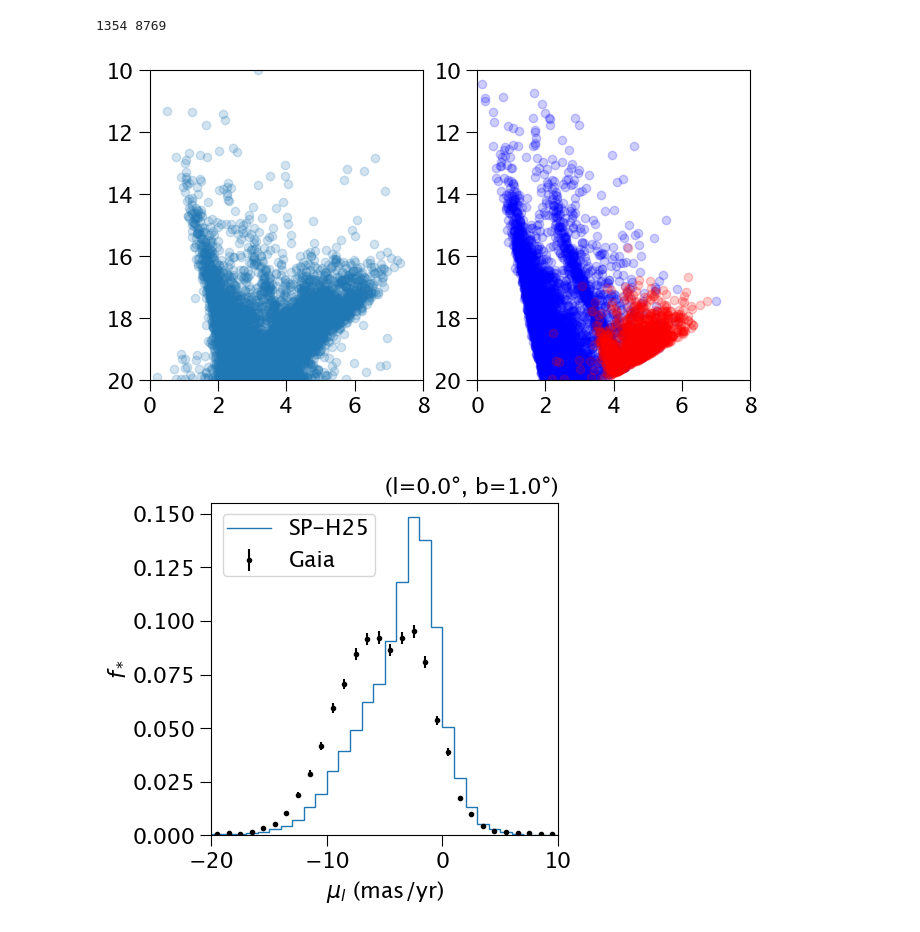
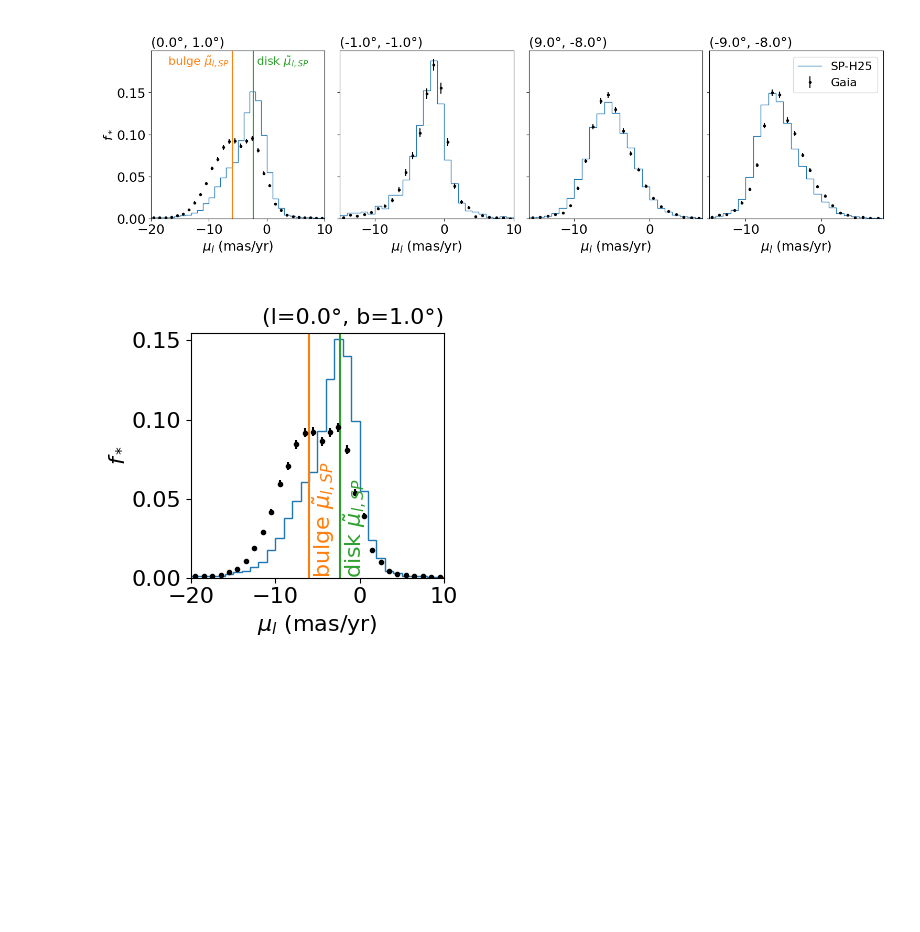
Before and after one commit to synthpop-galaxy/synthpop-model-eval, a Jupyter notebook: gaia_pms.ipynb, the cells around one changed output. Saved outputs shown, nothing was run; the diff lists cells and outputs as text; code cells hidden in the pictures; blank space fills up the shorter version.

```diff
--- a/gaia_pms.ipynb
+++ b/gaia_pms.ipynb
@@ -27,3 +69,5 @@ FileNotFoundError: [Errno 2] No such file or directory: '../gaia_vs_synthpop_new
+# %%
+plt.rcParams.update({'font.size': 18})
 # %%
 import synthpop
 import pandas as pd
@@ -34,7 +78,7 @@ import astropy.units as u
 from astropy.coordinates import SkyCoord
 from astroquery.gaia import Gaia
 
-datagrid = pd.read_csv("../gaia_vs_synthpop_new_run.csv")
+datagrid = pd.read_csv("gaia_vs_synthpop_new_run.csv")
 
 datagrid["median_diff_l"] = datagrid["gaia_l_median"] - datagrid["synth_l_median"]
 
@@ -78,6 +122,10 @@ axes[2].set_xlabel("l (deg)")
 #axes[2].set_ylabel("b (deg)")
 axes[2].invert_xaxis()
 
-fig.colorbar(gsdiff, ax=axes[2], orientation="vertical", label=r"$\tilde{\mu}_{l,SP}-\tilde{\mu}_{l,Gaia}$ (mas/yr)", shrink=0.65)
-plt.savefig("gaia_mul_maps.pdf")
+for ax in axes:
+    ax.set_xticks([-10,-5,0,5,10])
+
+fig.colorbar(gsdiff, ax=axes[2], orientation="vertical",
+             label=r"$\tilde{\mu}_{l,SP}-\tilde{\mu}_{l,Gaia}$ (mas/yr)", shrink=0.65)
+plt.savefig("figures/gaia_mul_maps.pdf")
 plt.show()
@@ -91,7 +163,7 @@ import astropy.units as u
 from astropy.coordinates import SkyCoord
 from astroquery.gaia import Gaia
 
-datagrid = pd.read_csv("../gaia_vs_synthpop_new_run.csv")
+datagrid = pd.read_csv("gaia_vs_synthpop_new_run.csv")
 
 datagrid["median_diff_b"] = -datagrid["gaia_b_median"] + datagrid["synth_b_median"]
 
@@ -141,9 +213,13 @@ axes[2].set_xlabel("l (deg)")
 #axes[2].set_ylabel("b (deg)")
 axes[2].invert_xaxis()
 
-fig.colorbar(gsdiff, ax=axes[2], orientation="vertical", label=r"$\tilde{\mu}_{b,SP}-\tilde{\mu}_{b,Gaia}$ (mas/yr)", shrink=0.65)
+fig.colorbar(gsdiff, ax=axes[2], orientation="vertical",
+             label=r"$\tilde{\mu}_{b,SP}-\tilde{\mu}_{b,Gaia}$ (mas/yr)", shrink=0.65)
 
-plt.savefig("gaia_mub_maps.pdf")
+for ax in axes:
+    ax.set_xticks([-10,-5,0,5,10])
+
+plt.savefig("figures/gaia_mub_maps.pdf")
 
 plt.show()
 # %% [output]
@@ -272,9 +278,10 @@ def plot_cmd(l0, b0, mul=True,ylim=None,xlim=[0,8],legend=False):
-# %%
-plot_cmd(0.0,1.0)
-# %% [output]
-1354 8769
-[figure, removed]
+# %%
+plt.rcParams.update({'font.size': 18})
+plot_hist([[0.0, 1.0], [-1.0, -1.0], [9.0, -8.0], [-9.0, -8.0]], show_bulge_disk=[1,0,0,0],
+         xlims=[(-20,10),(-15,10), (-16,7), (-14.8,8.2)])
+# %% [output]
+[figure, added]
 # %%
-plot_hist(0.0, 1.0, ylim=(0,0.155), xlim=(-20,10),legend=True)
+plot_hist(0.0, 1.0, ylim=(0,0.155), xlim=(-20,10), show_bulge_disk=True)
 # %% [output]
-[figure, old version]
+[figure, new version]
```
Also changed, not shown: parts of 22 cells of this notebook, 13 other files.
